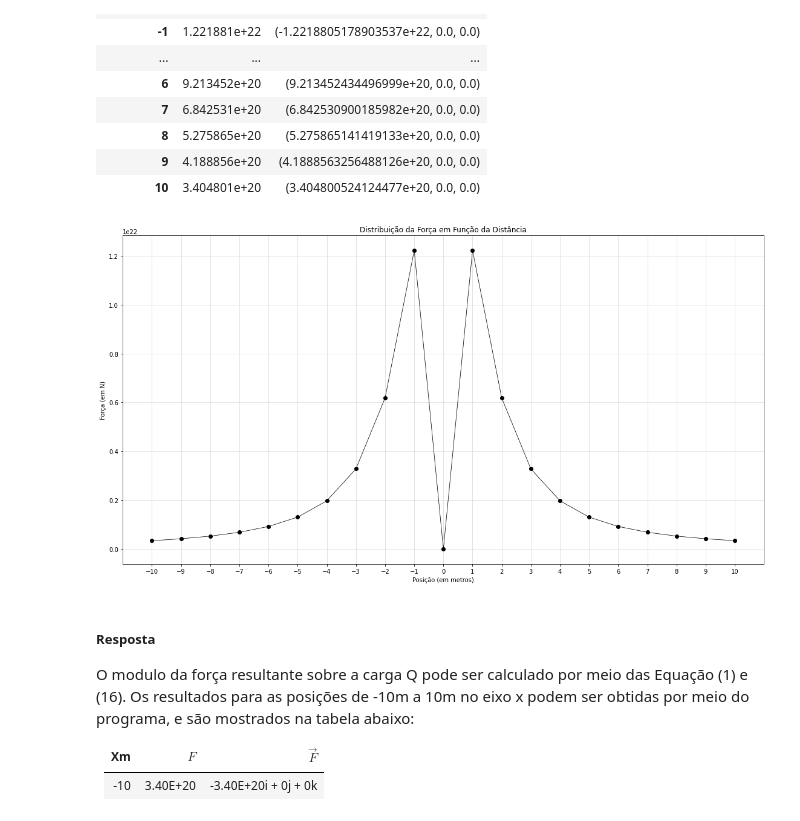
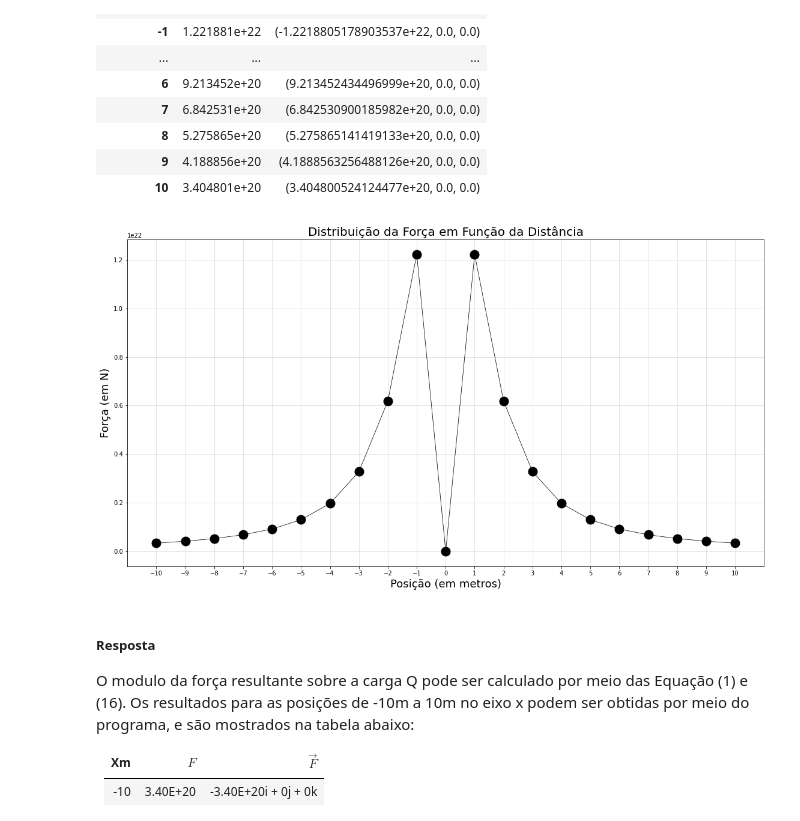
Before and after one commit to samicoluiz/physics_project, a Jupyter notebook: campo_eletrico.ipynb, the cells around one changed output. Cells and saved outputs as stored; diff of their text form; code cells hidden in the pictures.

```diff
--- a/campo_eletrico.ipynb
+++ b/campo_eletrico.ipynb
@@ -449,15 +450,15 @@ tabelaf
 # %%
 # Plotando um gráfico da distribuição
 plt.figure(figsize=(19, 10))
-plt.plot(tabelaf['f'], 'o-', color='k', linewidth=.75)
-plt.title('Distribuição da Força em Função da Distância')
-plt.xlabel('Posição (em metros)')
-plt.ylabel('Força (em N)')
+plt.plot(tabelaf['f'], 'o-', color='k', linewidth=.75, markersize=15)
+plt.title('Distribuição da Força em Função da Distância', fontsize=20)
+plt.xlabel('Posição (em metros)', fontsize=18)
+plt.ylabel('Força (em N)', fontsize=18)
 plt.xticks(range(-10, 11))
 plt.grid(True, color='gainsboro')
 plt.show()
 # %% [output]
-[figure, old version]
+[figure, new version]
 # %% [markdown]
 ##### **Resposta**
 O modulo da força resultante sobre a carga Q pode ser calculado por meio das Equação (1) e (16). Os resultados para as posições de -10m a 10m no eixo x podem ser obtidas por meio do programa, e são mostrados na tabela abaixo:
```
Also changed, not shown: parts of 4 cells of this notebook.
